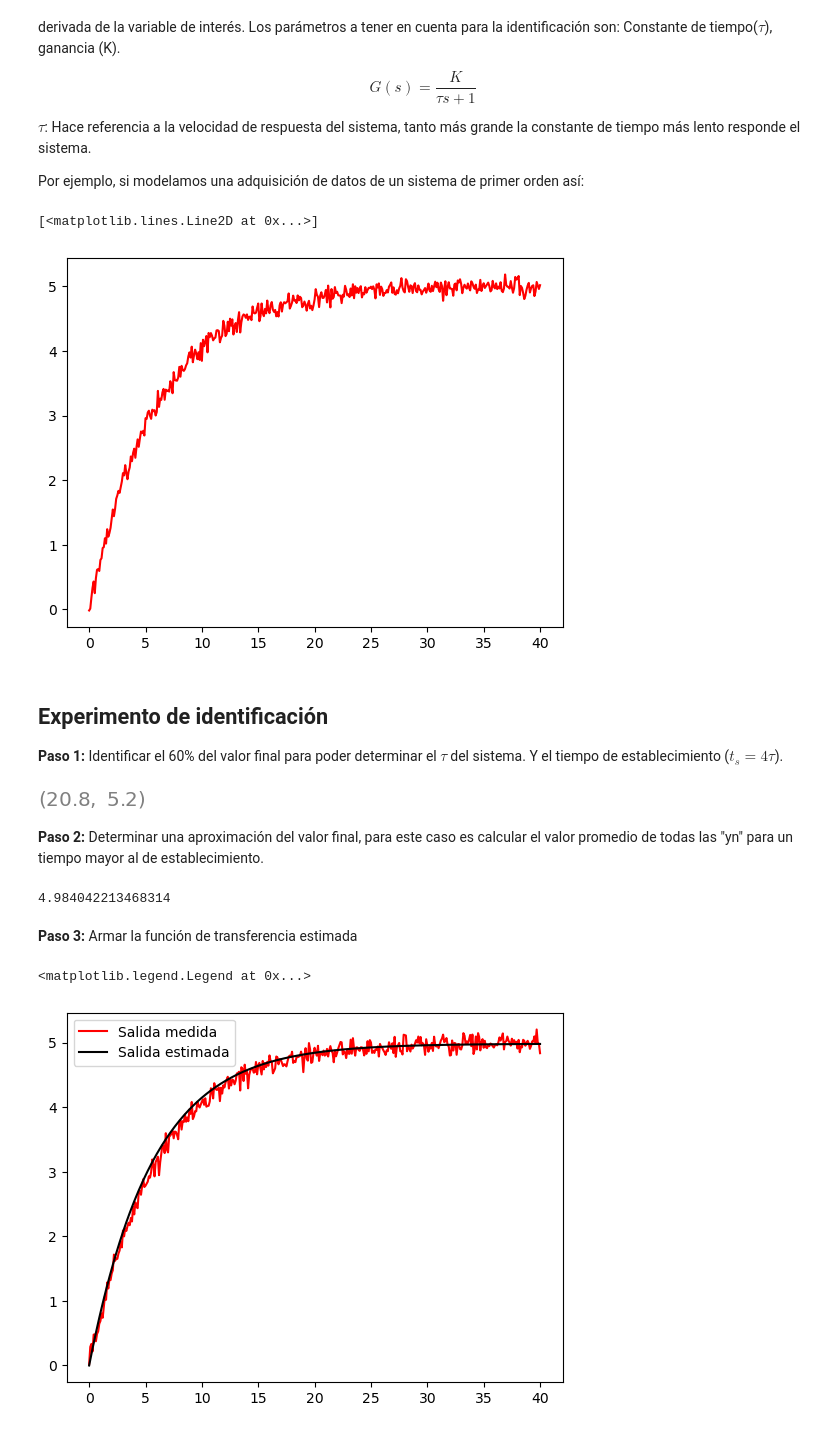
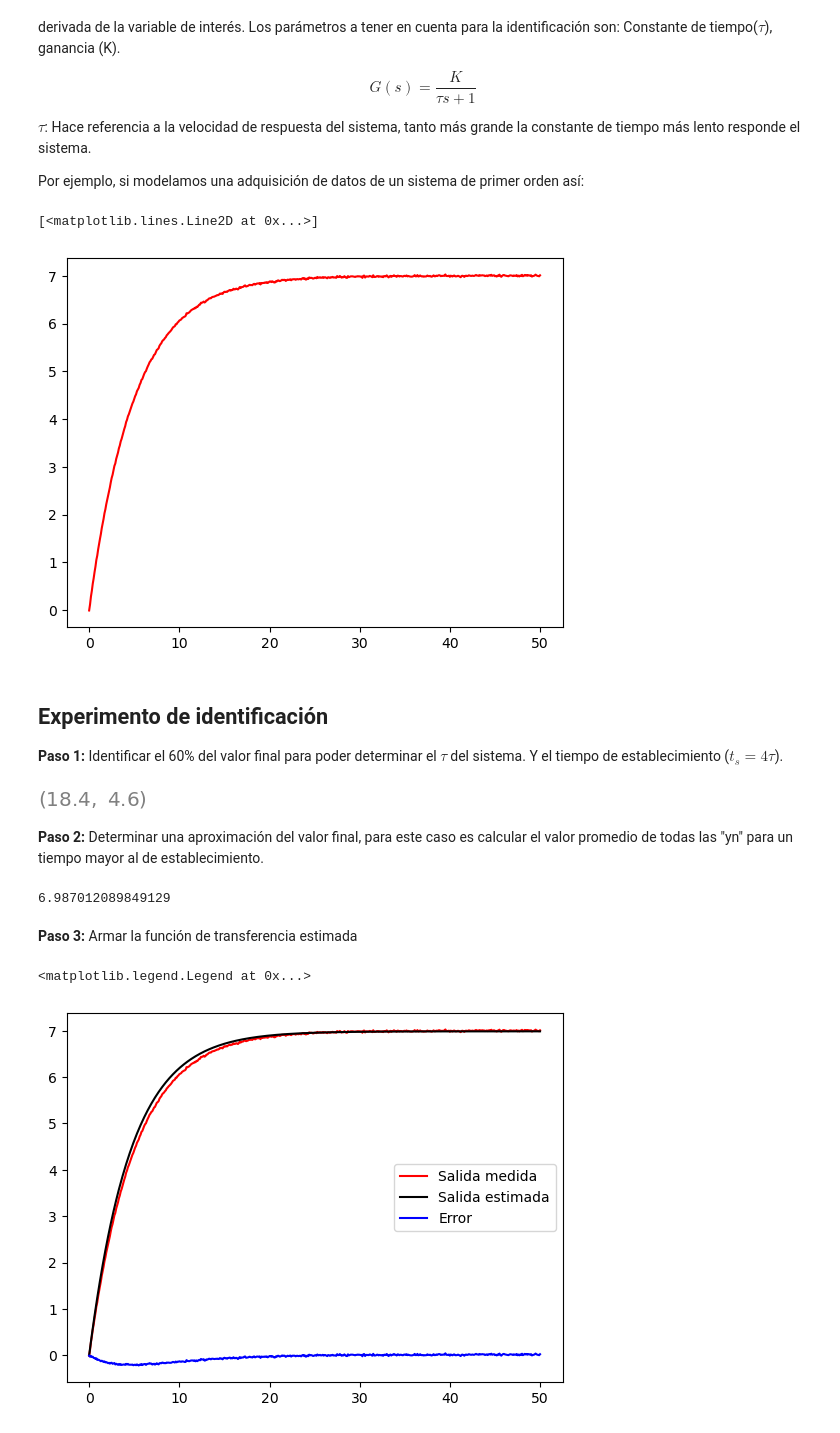
Before and after one commit to jairocuellar/System_identification, a Jupyter notebook: class_10_01.ipynb, the cells around one changed output. Drawn from its saved outputs; the diff is of its cells as text; code cells hidden in the pictures.

```diff
--- a/class_10_01.ipynb
+++ b/class_10_01.ipynb
@@ -40,9 +40,9 @@ Por ejemplo, si modelamos una adquisición de datos de un sistema de primer orde
 # %%
 ## Respuesta típica de un sistema de primer orden con ruido
 ## Simulando el experimento de medición
-K = 5
-tao = 6
-tf = 40
+K = 7
+tao = 5
+tf = 50
 dt = 0.1
 t = np.linspace(0,tf,int(tf/dt)+1)
 
@@ -50,13 +50,13 @@ g = control.tf(K,[tao,1])
 _,y = control.step_response(g,t)
 N = len(t)
 ## Ruido para simular la señal de salida capturada "yn"
-r = 0.08
+r = 0.01
 e = np.random.normal(0,r,size=N)
 yn = y+e
 plt.plot(t,yn,color = 'red')
 # %% [output]
 [<matplotlib.lines.Line2D at 0x...>]
-[figure, old version]
+[figure, new version]
 # %% [markdown]
 ## Experimento de identificación
 
@@ -66,7 +66,7 @@ plt.plot(t,yn,color = 'red')
 tao = 0;
 
 ## Visualmente definimos el 60% del valor final
-V6 = 3;
+V6 = 0.6*K;
 
 for k in range(N):
     if(yn[k]>=V6):
@@ -76,7 +76,7 @@ for k in range(N):
 ts = 4*tao
 ts, tao
 # %% [output]
-[figure, old version]
+[figure, new version]
 # %% [markdown]
 **Paso 2:** Determinar una aproximación del valor final, para este caso es calcular el valor promedio de todas las "yn" para un tiempo mayor al de establecimiento.
 # %%
@@ -93,16 +93,18 @@ for j in range(N-k):
 Kf = Kf/i2
 print(Kf)
 # %% [output]
-4.984042213468314
+6.987012089849129
 # %% [markdown]
 **Paso 3:** Armar la función de transferencia estimada
 # %%
 ## Armando la función de transferencia aproximada:
 ge = control.tf([Kf],[tao,1])
 _,ye = control.step_response(ge,t)
+e = yn - ye
 plt.plot(t,yn,color = 'red')
 plt.plot(t,ye,color = 'black')
-plt.legend(['Salida medida','Salida estimada'])
+plt.plot(t,e,color = 'blue')
+plt.legend(['Salida medida','Salida estimada','Error'])
 # %% [output]
 <matplotlib.legend.Legend at 0x...>
-[figure, old version]
+[figure, new version]
```
Also changed, not shown: 3 other files.
